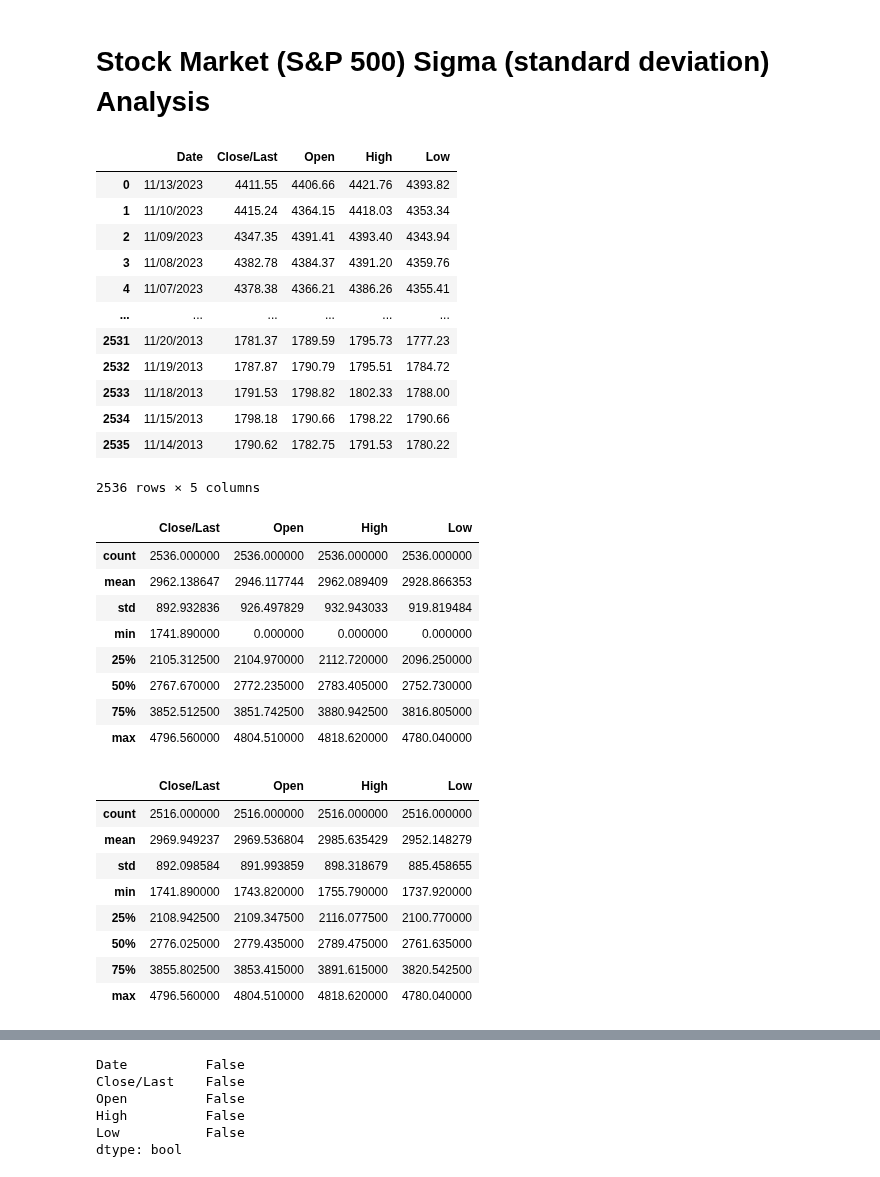
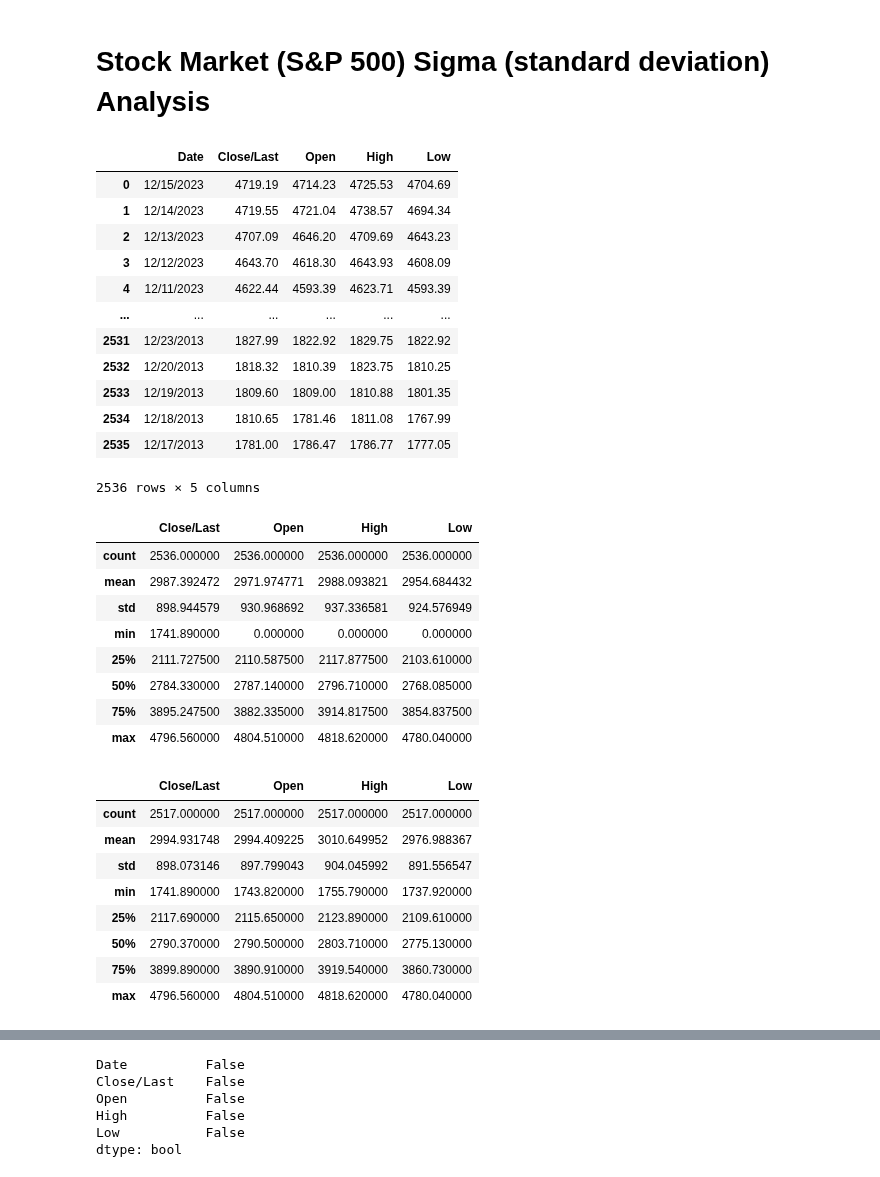
Before and after one commit to JohnBroberg/StockMarketSigma, a Jupyter notebook: StockMarketSigma.ipynb, the cells around one changed output, grey strips where cells are left out. Drawn from its saved outputs; the diff is of its cells as text; code cells hidden in the pictures.

```diff
--- a/StockMarketSigma.ipynb
+++ b/StockMarketSigma.ipynb
@@ -4,57 +4,57 @@
 #created by John Broberg on 2022-05-29
 #inspired by "LET THE WILD RUMPUS BEGIN" by JEREMY GRANTHAM of GMO
 #ref. https://www.gmo.com/globalassets/articles/viewpoints/2022/gmo_let-the-wild-rumpus-begin_1-22.pdf
 
 #https://www.gmo.com/americas/research-library/entering-the-superbubbles-final-act/
 #"...superbubbles – 2.5 to 3 sigma events..."
 #"...ordinary 2 sigma bubbles..."
 #"Ordinary bubbles are, to us, those that reach a 2 sigma deviation from trend. Superbubbles reach 2.5 sigma or greater."
 
 #source data: https://www.nasdaq.com/market-activity/index/spx/historical
 
 #cd
 #cd git/StockMarketSigma
 #git pull https://github.com/JohnBroberg/StockMarketSigma.git
 
 #Get trendline equation
 #https://stackoverflow.com/questions/49460596/add-trendline-with-equation-in-2d-array
 #https://stackoverflow.com/questions/26447191/how-to-add-trendline-in-python-matplotlib-dot-scatter-graphs
 
 
 import pandas as pd
 import numpy as np
 import matplotlib.pyplot as plt
 import seaborn as sns
 
-data = 'HistoricalData_1700009605124.csv'
+data = 'HistoricalData_1702860435937.csv'
 df = pd.read_csv(data)
 
 df
 # %% [output]
 |  | Date | Close/Last | Open | High | Low |
-| 0 | 11/13/2023 | 4411.55 | 4406.66 | 4421.76 | 4393.82 |
-| 1 | 11/10/2023 | 4415.24 | 4364.15 | 4418.03 | 4353.34 |
-| 2 | 11/09/2023 | 4347.35 | 4391.41 | 4393.40 | 4343.94 |
-| 3 | 11/08/2023 | 4382.78 | 4384.37 | 4391.20 | 4359.76 |
-| 4 | 11/07/2023 | 4378.38 | 4366.21 | 4386.26 | 4355.41 |
+| 0 | 12/15/2023 | 4719.19 | 4714.23 | 4725.53 | 4704.69 |
+| 1 | 12/14/2023 | 4719.55 | 4721.04 | 4738.57 | 4694.34 |
+| 2 | 12/13/2023 | 4707.09 | 4646.20 | 4709.69 | 4643.23 |
+| 3 | 12/12/2023 | 4643.70 | 4618.30 | 4643.93 | 4608.09 |
+| 4 | 12/11/2023 | 4622.44 | 4593.39 | 4623.71 | 4593.39 |
 | ... | ... | ... | ... | ... | ... |
-| 2531 | 11/20/2013 | 1781.37 | 1789.59 | 1795.73 | 1777.23 |
-| 2532 | 11/19/2013 | 1787.87 | 1790.79 | 1795.51 | 1784.72 |
-| 2533 | 11/18/2013 | 1791.53 | 1798.82 | 1802.33 | 1788.00 |
-| 2534 | 11/15/2013 | 1798.18 | 1790.66 | 1798.22 | 1790.66 |
-| 2535 | 11/14/2013 | 1790.62 | 1782.75 | 1791.53 | 1780.22 |
+| 2531 | 12/23/2013 | 1827.99 | 1822.92 | 1829.75 | 1822.92 |
+| 2532 | 12/20/2013 | 1818.32 | 1810.39 | 1823.75 | 1810.25 |
+| 2533 | 12/19/2013 | 1809.60 | 1809.00 | 1810.88 | 1801.35 |
+| 2534 | 12/18/2013 | 1810.65 | 1781.46 | 1811.08 | 1767.99 |
+| 2535 | 12/17/2013 | 1781.00 | 1786.47 | 1786.77 | 1777.05 |
 2536 rows × 5 columns
 # %%
 df.describe()
 # %% [output]
 |  | Close/Last | Open | High | Low |
 | count | 2536.000000 | 2536.000000 | 2536.000000 | 2536.000000 |
-| mean | 2962.138647 | 2946.117744 | 2962.089409 | 2928.866353 |
-| std | 892.932836 | 926.497829 | 932.943033 | 919.819484 |
+| mean | 2987.392472 | 2971.974771 | 2988.093821 | 2954.684432 |
+| std | 898.944579 | 930.968692 | 937.336581 | 924.576949 |
 | min | 1741.890000 | 0.000000 | 0.000000 | 0.000000 |
-| 25% | 2105.312500 | 2104.970000 | 2112.720000 | 2096.250000 |
-| 50% | 2767.670000 | 2772.235000 | 2783.405000 | 2752.730000 |
-| 75% | 3852.512500 | 3851.742500 | 3880.942500 | 3816.805000 |
+| 25% | 2111.727500 | 2110.587500 | 2117.877500 | 2103.610000 |
+| 50% | 2784.330000 | 2787.140000 | 2796.710000 | 2768.085000 |
+| 75% | 3895.247500 | 3882.335000 | 3914.817500 | 3854.837500 |
 | max | 4796.560000 | 4804.510000 | 4818.620000 | 4780.040000 |
 # %%
 #remove holidays (Open == 0)
@@ -63,13 +63,13 @@ df = df.loc[~(df['Open']==0)]
 df.describe()
 # %% [output]
 |  | Close/Last | Open | High | Low |
-| count | 2516.000000 | 2516.000000 | 2516.000000 | 2516.000000 |
-| mean | 2969.949237 | 2969.536804 | 2985.635429 | 2952.148279 |
-| std | 892.098584 | 891.993859 | 898.318679 | 885.458655 |
+| count | 2517.000000 | 2517.000000 | 2517.000000 | 2517.000000 |
+| mean | 2994.931748 | 2994.409225 | 3010.649952 | 2976.988367 |
+| std | 898.073146 | 897.799043 | 904.045992 | 891.556547 |
 | min | 1741.890000 | 1743.820000 | 1755.790000 | 1737.920000 |
-| 25% | 2108.942500 | 2109.347500 | 2116.077500 | 2100.770000 |
-| 50% | 2776.025000 | 2779.435000 | 2789.475000 | 2761.635000 |
-| 75% | 3855.802500 | 3853.415000 | 3891.615000 | 3820.542500 |
+| 25% | 2117.690000 | 2115.650000 | 2123.890000 | 2109.610000 |
+| 50% | 2790.370000 | 2790.500000 | 2803.710000 | 2775.130000 |
+| 75% | 3899.890000 | 3890.910000 | 3919.540000 | 3860.730000 |
 | max | 4796.560000 | 4804.510000 | 4818.620000 | 4780.040000 |
 # %%
 df.info()
```
Also changed, not shown: parts of 13 cells of this notebook, 2 other files.
